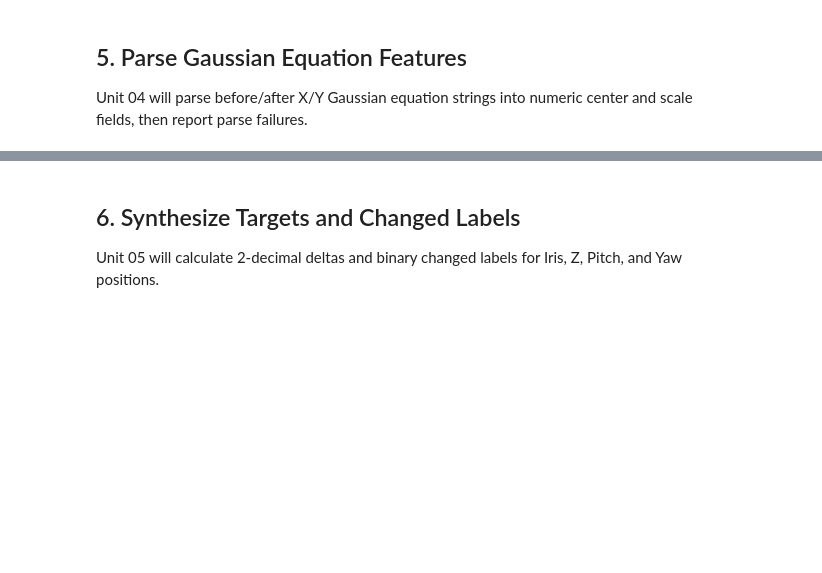
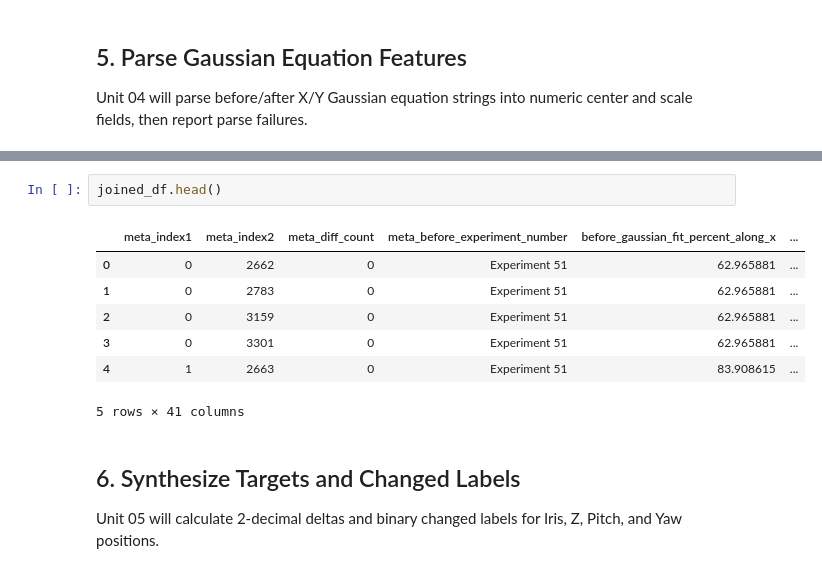
Before and after one commit to Samonto-Karmaker/Exp-Laser-Resonator-Beam-Alignment-Recommandation-System, a Jupyter notebook: notebooks/01_data_ingestion_and_prep.ipynb, the cells around one changed output, grey strips where cells are left out. Saved outputs shown, nothing was run; the diff lists cells and outputs as text; blank space fills up the shorter version.

```diff
--- a/notebooks/01_data_ingestion_and_prep.ipynb
+++ b/notebooks/01_data_ingestion_and_prep.ipynb
@@ -206,3 +276,13 @@ Unit 04 will parse before/after X/Y Gaussian equation strings into numeric cente
+# %%
+joined_df.head()
+# %% [output]
+|  | meta_index1 | meta_index2 | meta_diff_count | meta_before_experiment_number | before_gaussian_fit_percent_along_x | ... |
+| 0 | 0 | 2662 | 0 | Experiment 51 | 62.965881 | ... |
+| 1 | 0 | 2783 | 0 | Experiment 51 | 62.965881 | ... |
+| 2 | 0 | 3159 | 0 | Experiment 51 | 62.965881 | ... |
+| 3 | 0 | 3301 | 0 | Experiment 51 | 62.965881 | ... |
+| 4 | 1 | 2663 | 0 | Experiment 51 | 83.908615 | ... |
+5 rows × 41 columns
 # %% [markdown]
 ## 6. Synthesize Targets and Changed Labels
 
```
Also changed, not shown: parts of 1 cell of this notebook, 2 other files.
